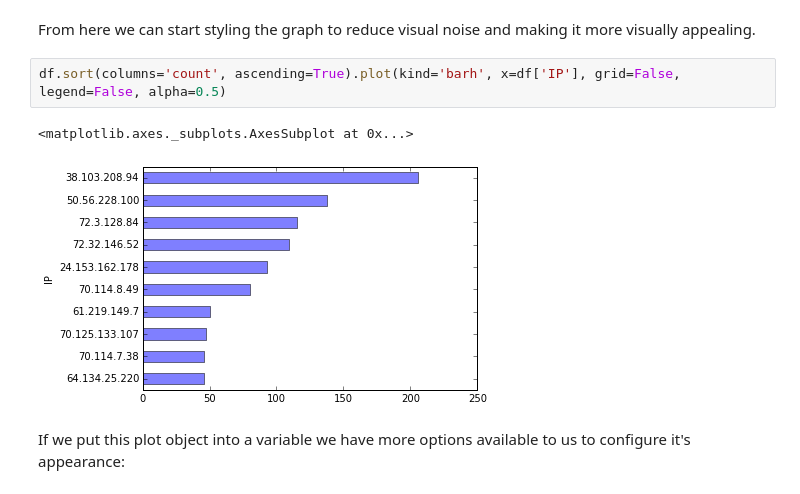
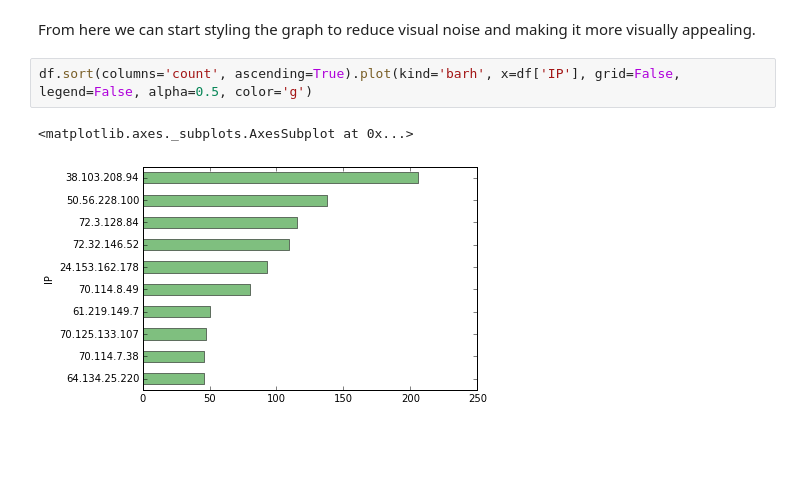
Before and after one commit to epequeno/acpg-may2015, a Jupyter notebook: pandas.ipynb, the cells around one changed output. Cells and saved outputs as stored; diff of their text form; blank space fills up the shorter version.

```diff
--- a/pandas.ipynb
+++ b/pandas.ipynb
@@ -121,9 +142,7 @@ df.sort(columns='count', ascending=True).plot(kind='barh', x=df['IP'])
 # %% [markdown]
 From here we can start styling the graph to reduce visual noise and making it more visually appealing.
 # %%
-df.sort(columns='count', ascending=True).plot(kind='barh', x=df['IP'], grid=False, legend=False, alpha=0.5)
+df.sort(columns='count', ascending=True).plot(kind='barh', x=df['IP'], grid=False, legend=False, alpha=0.5, color='g')
 # %% [output]
 <matplotlib.axes._subplots.AxesSubplot at 0x...>
-[figure, old version]
+[figure, new version]
-# %% [markdown]
-If we put this plot object into a variable we have more options available to us to configure it's appearance:
```
Also changed, not shown: parts of 15 cells of this notebook, 1 other file.
